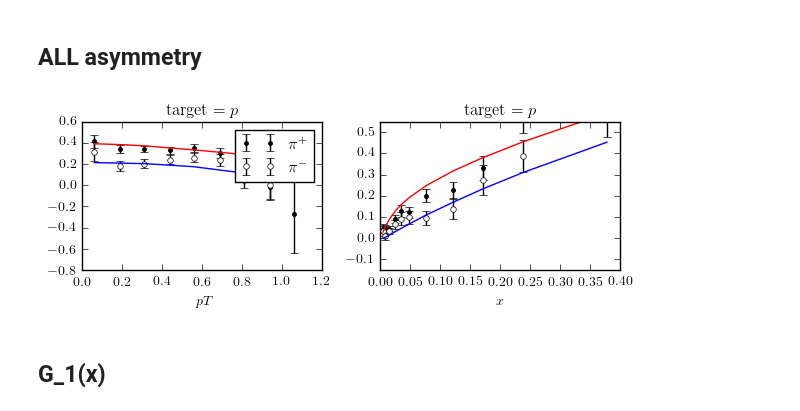
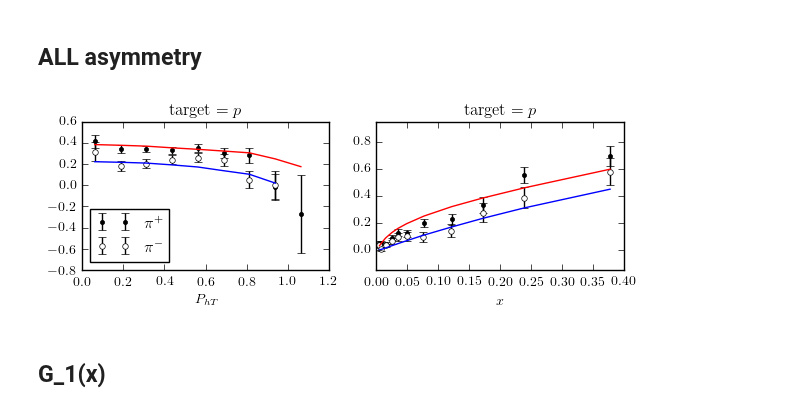
Before and after one commit to prokudin/PSU-PHYS296, a Jupyter notebook: Python/notebooks/example_all.ipynb, the cells around one changed output. Cells and saved outputs as stored; diff of their text form; code cells hidden in the pictures.

Commit message:
results

```diff
--- a/Python/notebooks/example_all.ipynb
+++ b/Python/notebooks/example_all.ipynb
@@ -60,36 +58,39 @@ def plot(ax,axis,col,tar):
     ax.plot(data_pim[axis].values,data_pim['thy'].values,'b-')
 
     if tar=='proton': star='p'
     if tar=='deuteron': star='d'
 
     ax.set_title(r'${\rm target}=%s$'%(star))
     ax.set_xlabel(r'$%s$'%axis)
-    if axis=='x': ax.set_ylim(-0.15,0.55)
+    if axis=='x': ax.set_ylim(-0.15,0.95)
+    if axis=='pT': ax.set_xlabel(r'$P_{hT}$')
+
 
 nrows,ncols=3,3
 py.figure(figsize=(ncols*3,nrows*2))
 
 cnt=0
 for col in ['clas']:
     if col=='clas': targets=['proton']
     for tar in targets:
         for axis  in ['pT']:
             cnt+=1
             ax=py.subplot(nrows,ncols,cnt)
             plot(ax,axis,col,tar)
-            if cnt==1: ax.legend()
+            if cnt==1: ax.legend(loc='lower left')
 cnt=1
 for col in ['compass']:
     if col=='compass': targets=['proton']
     for tar in targets:
         for axis  in ['x']:
             cnt+=1
             ax=py.subplot(nrows,ncols,cnt)
             plot(ax,axis,col,tar)
             if cnt==1: ax.legend()
 py.tight_layout()
+py.savefig("all_results.pdf")
 # %% [output]
-[figure, old version]
+[figure, new version]
 # %% [markdown]
 ## G_1(x)
 # %%
```
Also changed, not shown: parts of 1 cell of this notebook, 13 other files.
